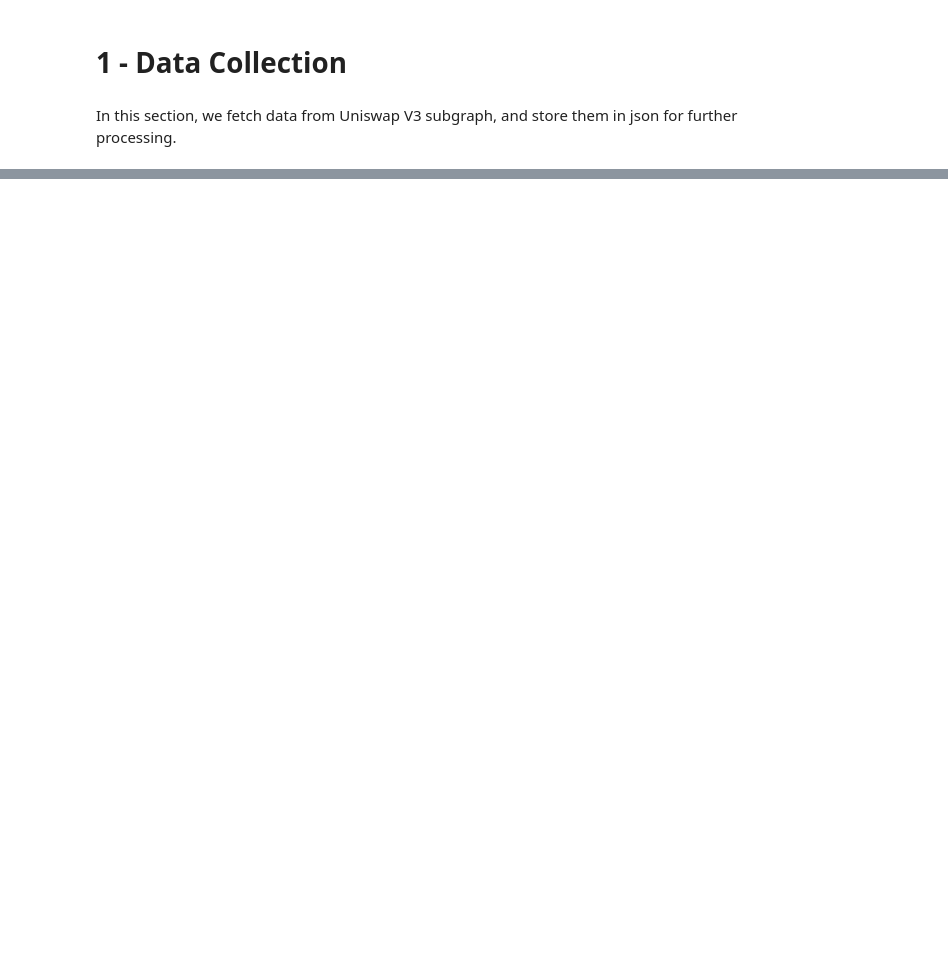
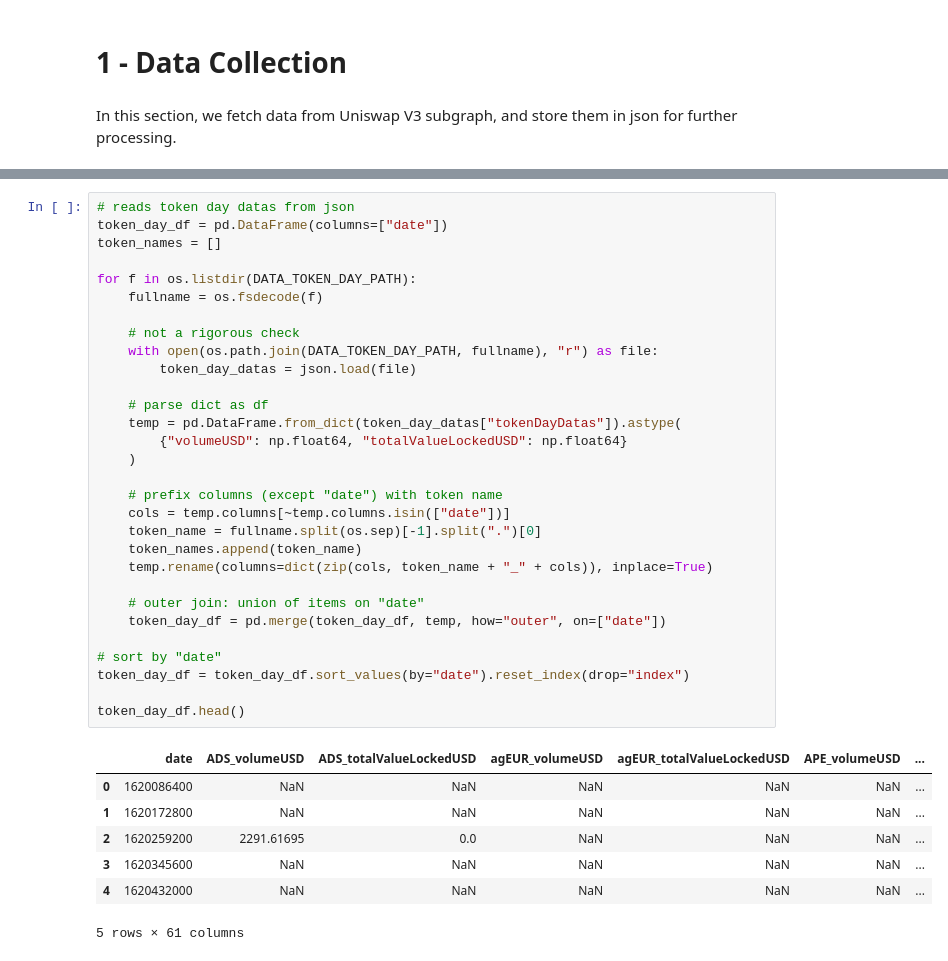
Before and after one commit to StardustLID/eth-uniswap-prelim-analysis, a Jupyter notebook: analysis/1-DataCollection.ipynb, the cells around one changed output, grey strips where cells are left out. Cells and saved outputs as stored; diff of their text form; blank space fills up the shorter version.

```diff
--- a/analysis/1-DataCollection.ipynb
+++ b/analysis/1-DataCollection.ipynb
@@ -301,0 +210,38 @@ df.to_csv(os.path.join(DATA_POOL_DAY_PATH, "poolDay.csv"), index=False)
+# %%
+# reads token day datas from json
+token_day_df = pd.DataFrame(columns=["date"])
+token_names = []
+
+for f in os.listdir(DATA_TOKEN_DAY_PATH):
+    fullname = os.fsdecode(f)
+
+    # not a rigorous check
+    with open(os.path.join(DATA_TOKEN_DAY_PATH, fullname), "r") as file:
+        token_day_datas = json.load(file)
+
+    # parse dict as df
+    temp = pd.DataFrame.from_dict(token_day_datas["tokenDayDatas"]).astype(
+        {"volumeUSD": np.float64, "totalValueLockedUSD": np.float64}
+    )
+
+    # prefix columns (except "date") with token name
+    cols = temp.columns[~temp.columns.isin(["date"])]
+    token_name = fullname.split(os.sep)[-1].split(".")[0]
+    token_names.append(token_name)
+    temp.rename(columns=dict(zip(cols, token_name + "_" + cols)), inplace=True)
+
+    # outer join: union of items on "date"
+    token_day_df = pd.merge(token_day_df, temp, how="outer", on=["date"])
+
+# sort by "date"
+token_day_df = token_day_df.sort_values(by="date").reset_index(drop="index")
+
+token_day_df.head()
+# %% [output]
+|  | date | ADS_volumeUSD | ADS_totalValueLockedUSD | agEUR_volumeUSD | agEUR_totalValueLockedUSD | APE_volumeUSD | ... |
+| 0 | 1620086400 | NaN | NaN | NaN | NaN | NaN | ... |
+| 1 | 1620172800 | NaN | NaN | NaN | NaN | NaN | ... |
+| 2 | 1620259200 | 2291.61695 | 0.0 | NaN | NaN | NaN | ... |
+| 3 | 1620345600 | NaN | NaN | NaN | NaN | NaN | ... |
+| 4 | 1620432000 | NaN | NaN | NaN | NaN | NaN | ... |
+5 rows × 61 columns
```
Also changed, not shown: parts of 48 cells of this notebook, 10 other files.
